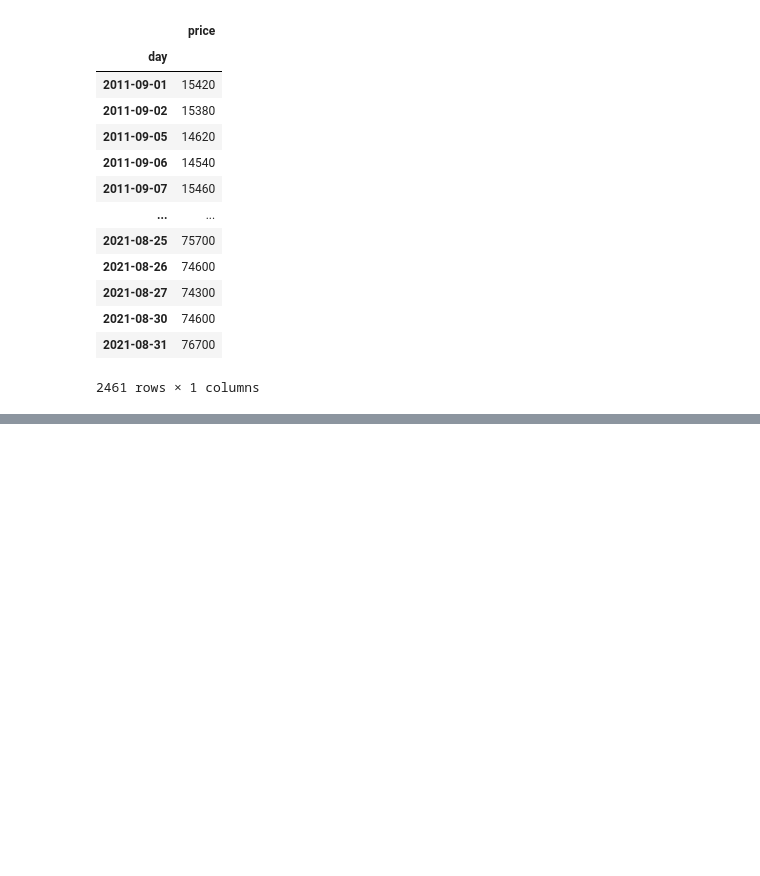
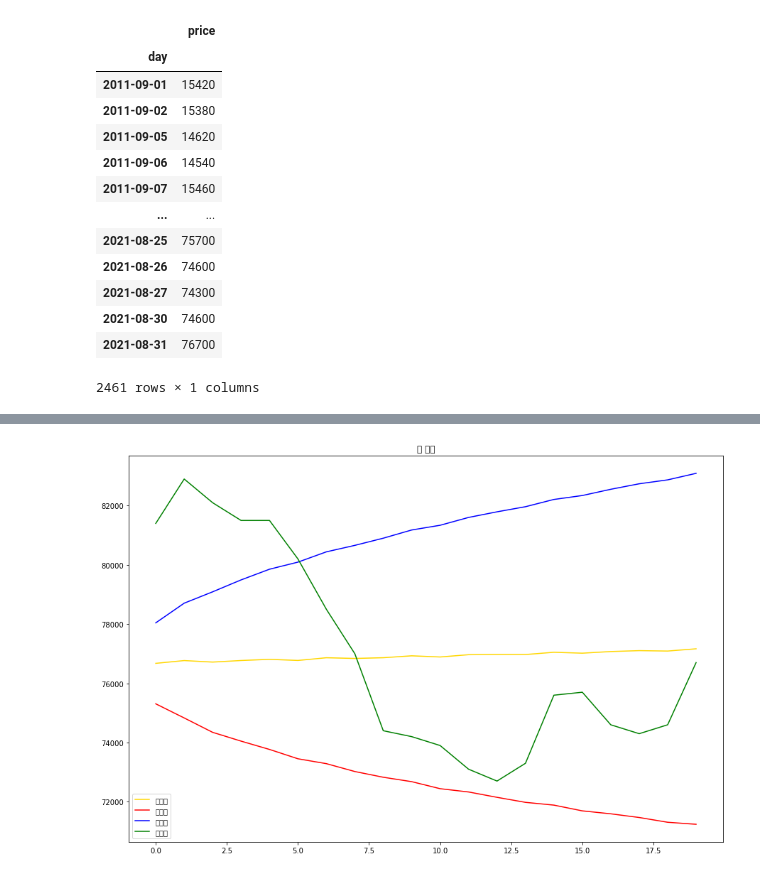
Before and after one commit to jaywoong/project_stock, a Jupyter notebook: modeling/ARIMA.ipynb, the cells around one changed output, grey strips where cells are left out. Saved outputs shown, nothing was run; the diff lists cells and outputs as text; code cells hidden in the pictures; blank space fills up the shorter version.

Commit message:
arima

```diff
--- a/modeling/ARIMA.ipynb
+++ b/modeling/ARIMA.ipynb
@@ -74,0 +92,42 @@ MA.3           -1.1765           -0.0000j            1.1765           -0.5000
+# %%
+samsung_train_df = df_copy[:-20]
+samsung_test_df = df_copy[-20:]
+# %%
+forecast_data = model_fit.forecast(steps=20)
+
+# 마지막 5일의 예측 데이터 (2021-04-15 ~ 2021-04-19)
+pred_arima_y = forecast_data[0].tolist()
+
+# 실제 5일의 데이터 (2021-04-15 ~ 2021-04-19)
+test_y = samsung_test_df.price.values
+
+# 마지막 5일의 예측 데이터 최소값
+pred_y_lower = []
+# 마지막 5일의 예측 데이터 최대값
+pred_y_upper = []
+
+for lower_upper in forecast_data[2]:
+    lower = lower_upper[0]
+    upper = lower_upper[1]
+    pred_y_lower.append(lower)
+    pred_y_upper.append(upper)
+# %%
+plt.figure(figsize=(15, 10))
+
+# 모델이 예측한 가격 그래프
+plt.plot(pred_arima_y, color = 'gold')
+
+# 모델이 예측한 최저 가격 그래프
+plt.plot(pred_y_lower, color = 'red')
+
+# 모델이 예측한 최고 가격 그래프
+plt.plot(pred_y_upper, color = 'blue')
+
+# 실제 가격 그래프
+plt.plot(test_y, color = 'green')
+
+plt.legend(['예측값', '최저값','최대값','실제값'])
+plt.title("값 비교")
+plt.show()
+# %% [output]
+[figure, added]
```
Also changed, not shown: parts of 3 cells of this notebook.
